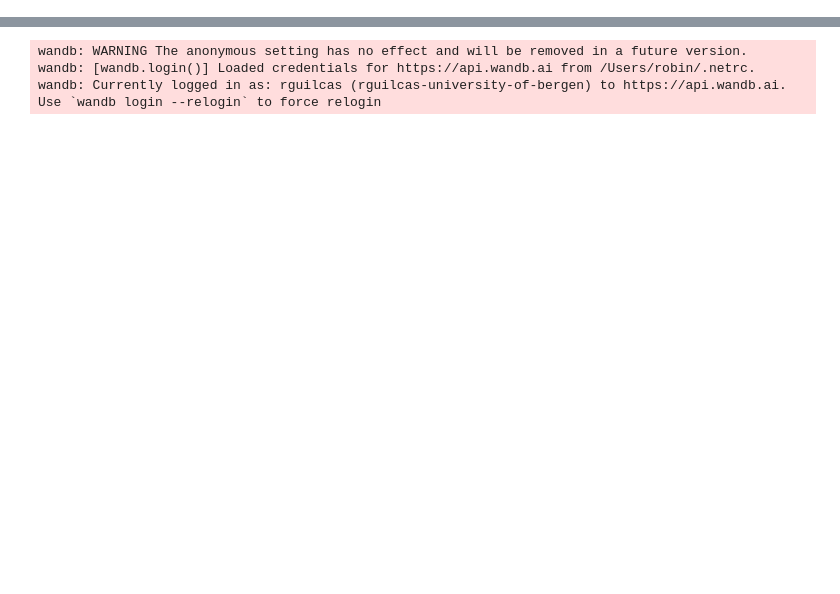
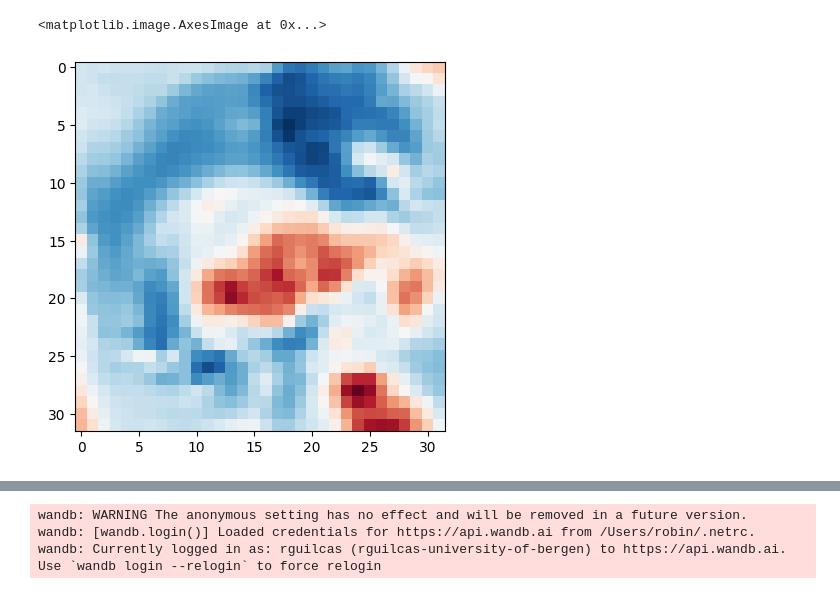
Before and after one commit to rguilcas/BCCR-ml-project-example, a Jupyter notebook: notebooks/Tests.ipynb, the cells around one changed output, grey strips where cells are left out. Cells and saved outputs as stored; diff of their text form; code cells hidden in the pictures; blank space fills up the shorter version.

```diff
--- a/notebooks/Tests.ipynb
+++ b/notebooks/Tests.ipynb
@@ -15,0 +106,6 @@ import pandas as pd
+# %%
+from src.data.transforms import StandardScalerX
+
+scaler = StandardScalerX()
+scaler.fit(train_dataset)
+train_dataset.transform_X = scaler
@@ -15,0 +114,8 @@ import pandas as pd
+# %%
+from src.data.transforms import StandardScalerX
+
+scaler = StandardScalerX()
+scaler.fit(train_dataset)
+train_dataset.transform_X = scaler
+val_dataset.transform_X = scaler
+test_dataset.transform_X = scaler
@@ -16,3 +126,8 @@ import pandas as pd
+# %%
+plt.imshow(test_dataset[0]['x'], vmin=-3, vmax=3, cmap='RdBu')
+# %% [output]
+<matplotlib.image.AxesImage at 0x...>
+[figure, added]
 # %%
 df = pd.read_csv("/Users/robin/Library/CloudStorage/OneDrive-UniversityofBergen/Documents/Travail/Cours/2026 - ML BCCR Course/course_git/BCCR-ml-project-example/outputs/bccr-ml-course/iprziwi7/predictions.csv", index_col=0, parse_dates=True)
 
```
Also changed, not shown: parts of 14 cells of this notebook, 11 other files.
